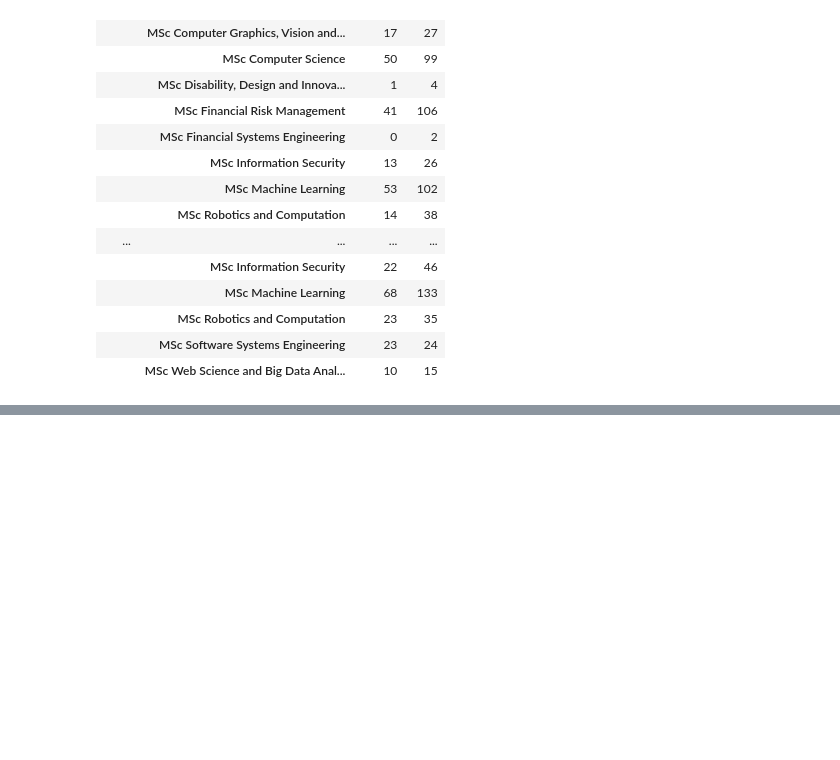
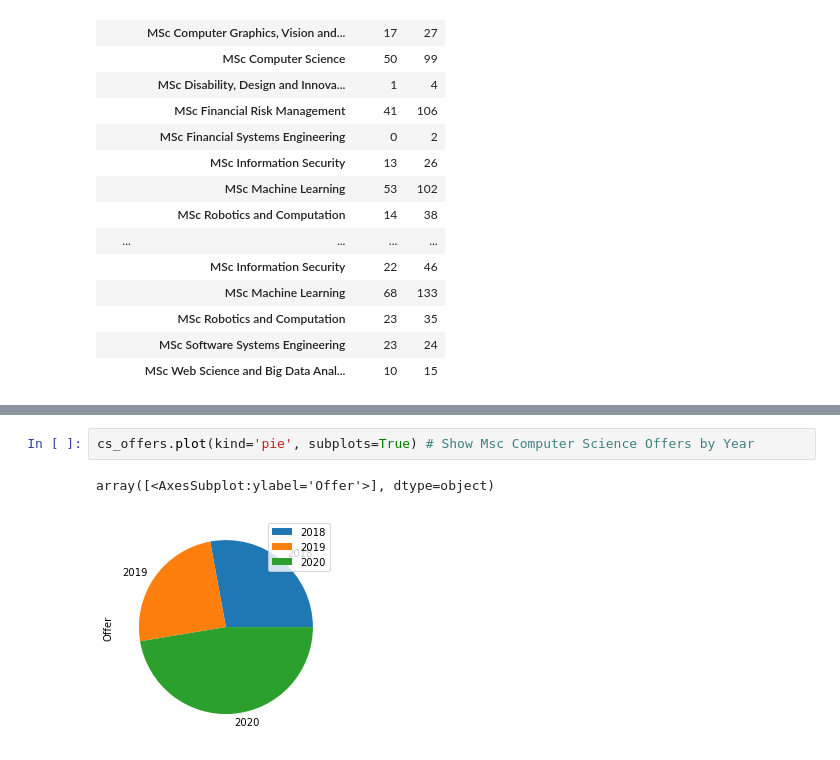
Before and after one commit to sammcilroy/ucl_jupyter_walkthrough, a Jupyter notebook: ucl_jupyter_walkthrough.ipynb, the cells around one changed output, grey strips where cells are left out. Cells and saved outputs as stored; diff of their text form; blank space fills up the shorter version.

```diff
--- a/ucl_jupyter_walkthrough.ipynb
+++ b/ucl_jupyter_walkthrough.ipynb
@@ -546,0 +551,5 @@ fig1.show()
+# %%
+cs_offers.plot(kind='pie', subplots=True) # Show Msc Computer Science Offers by Year
+# %% [output]
+array([<AxesSubplot:ylabel='Offer'>], dtype=object)
+[figure, added]
```
Also changed, not shown: parts of 21 cells of this notebook.
